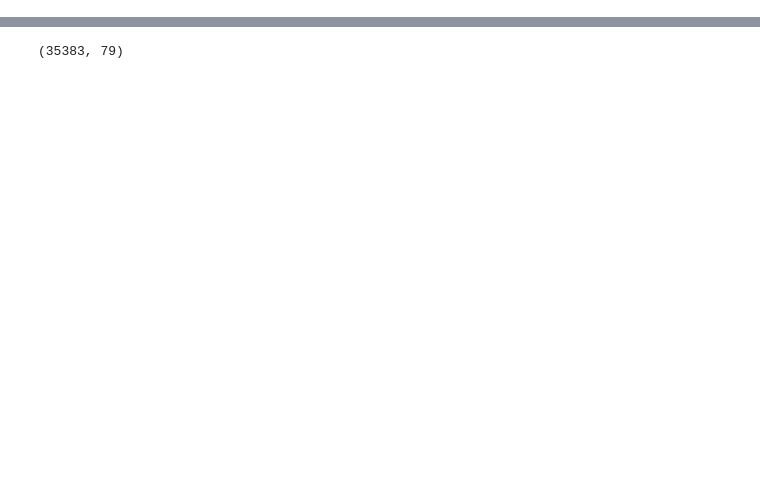
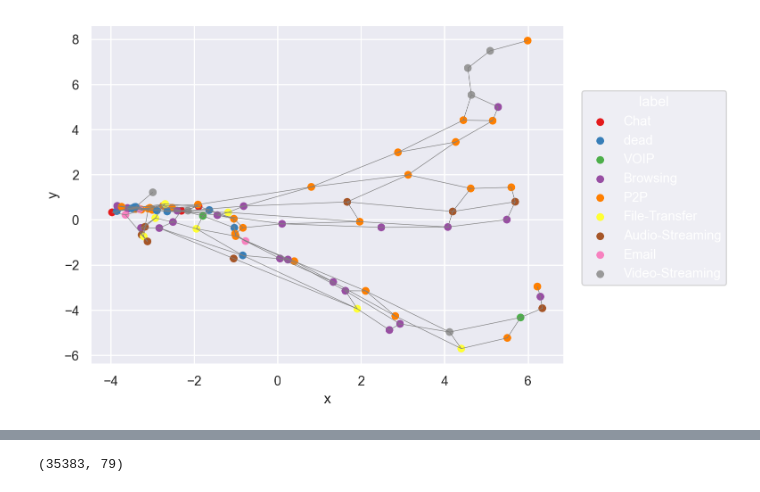
Before and after one commit to SandroMartens/DBGSOM, a Jupyter notebook: examples/explain_trustee.ipynb, the cells around one changed output, grey strips where cells are left out. Saved outputs shown, nothing was run; the diff lists cells and outputs as text; code cells hidden in the pictures; blank space fills up the shorter version.

```diff
--- a/examples/explain_trustee.ipynb
+++ b/examples/explain_trustee.ipynb
@@ -90,3 +91,7 @@ Accuracy: 0.744
+# %%
+som.plot(color="label", palette="Set1", layout="pca")
+# %% [output]
+[figure, added]
 # %%
 som.topographic_error_
 # %% [output]
```
Also changed, not shown: parts of 10 cells of this notebook, 4 other files.
